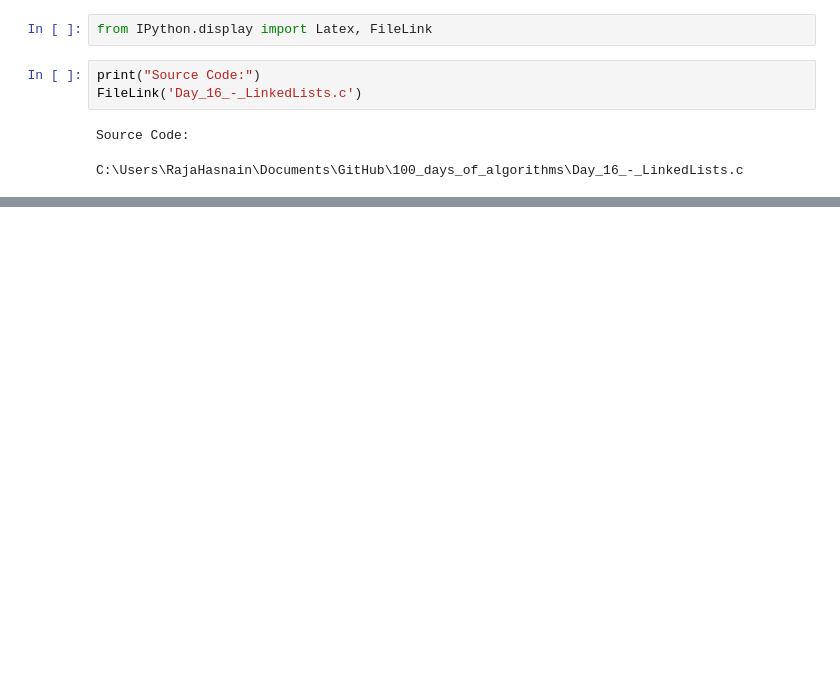
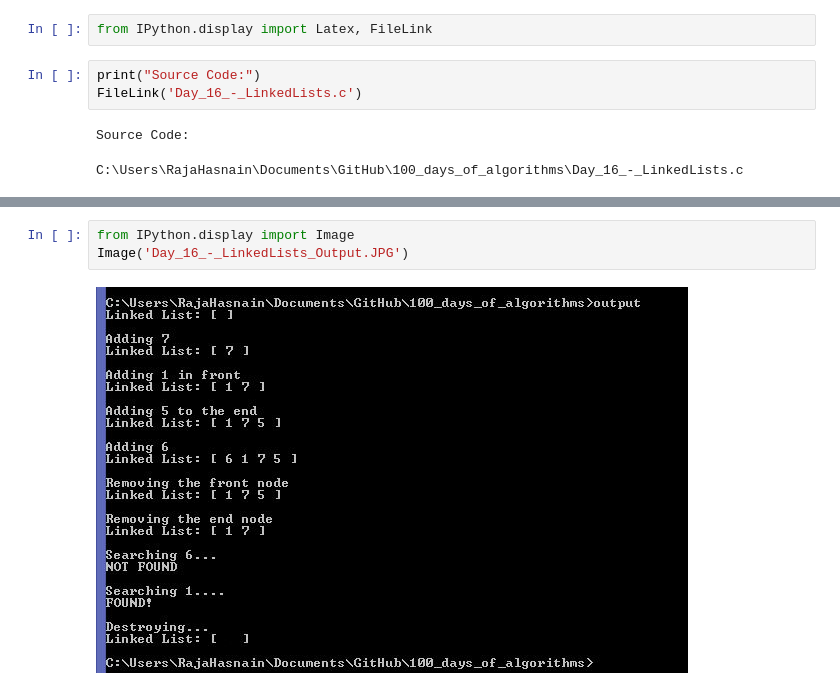
Before and after one commit to rhasnainanwar/good_days_of_algorithms, a Jupyter notebook: Day_16_-_LinkedLists_in_C.ipynb, the cells around one changed output, grey strips where cells are left out. Saved outputs shown, nothing was run; the diff lists cells and outputs as text; blank space fills up the shorter version.

Commit message:
linked list in C, destroy not working

```diff
--- a/Day_16_-_LinkedLists_in_C.ipynb
+++ b/Day_16_-_LinkedLists_in_C.ipynb
@@ -20,0 +43,5 @@ C:\Users\RajaHasnain\Documents\GitHub\100_days_of_algorithms\Day_16_-_LinkedList
+# %%
+from IPython.display import Image
+Image('Day_16_-_LinkedLists_Output.JPG')
+# %% [output]
+[figure, added]
```
Also changed, not shown: parts of 6 cells of this notebook, 3 other files.
